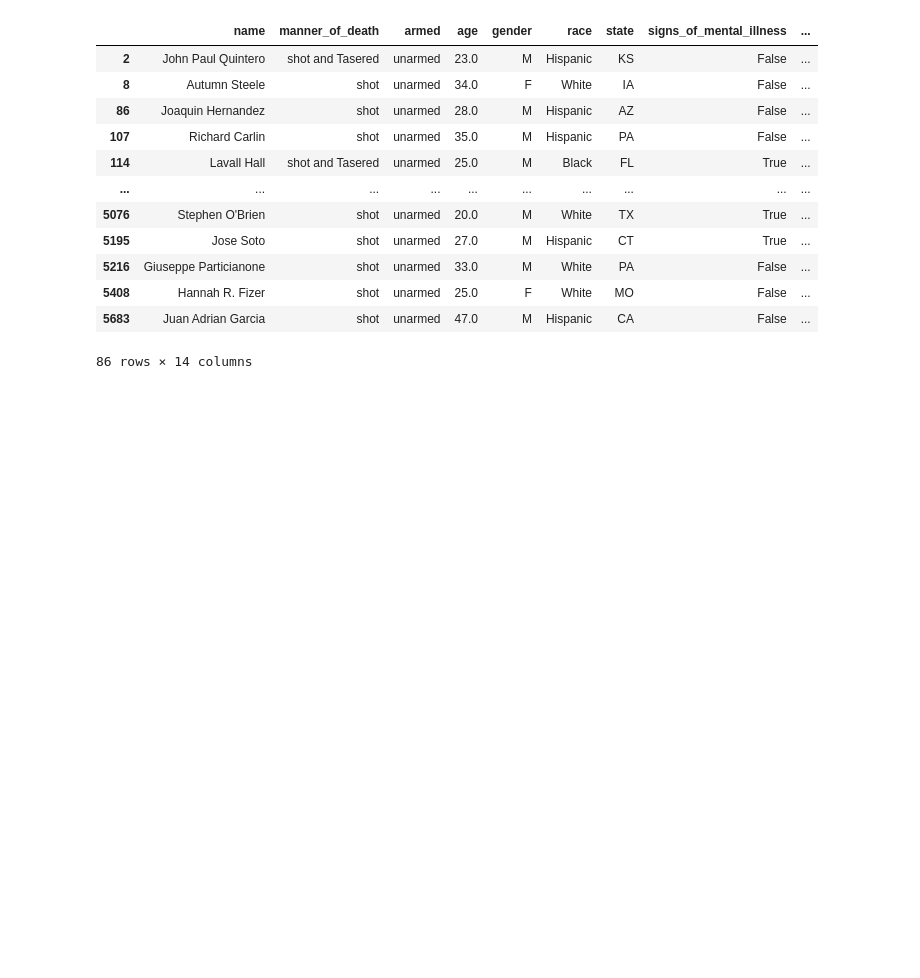
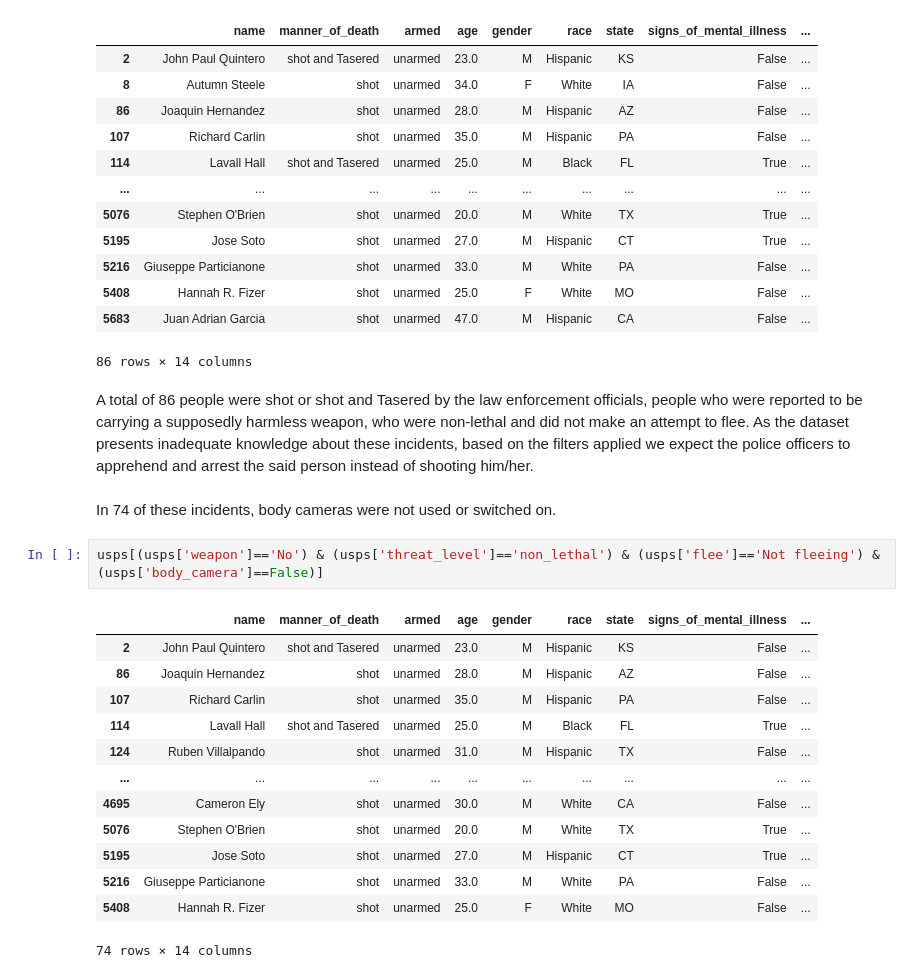
Before and after one commit to dedpool-glitch/USPS, a Jupyter notebook: usps1520.ipynb, the cells around one changed output. Saved outputs shown, nothing was run; the diff lists cells and outputs as text; blank space fills up the shorter version.

```diff
--- a/usps1520.ipynb
+++ b/usps1520.ipynb
@@ -656,3 +656,23 @@ usps[(usps['weapon']=='No') & (usps['threat_level']=='non_lethal') & (usps['flee
 | 5408 | Hannah R. Fizer | shot | unarmed | 25.0 | F | White | MO | False | ... |
 | 5683 | Juan Adrian Garcia | shot | unarmed | 47.0 | M | Hispanic | CA | False | ... |
 86 rows × 14 columns
+# %% [markdown]
+A total of 86 people were shot or shot and Tasered by the law enforcement officials, people who were reported to be carrying a supposedly harmless weapon, who were non-lethal and did not make an attempt to flee. As the dataset presents inadequate knowledge about these incidents, based on the filters applied we expect the police officers to apprehend and arrest the said person instead of shooting him/her.
+# %% [markdown]
+In 74 of these incidents, body cameras were not used or switched on.
+# %%
+usps[(usps['weapon']=='No') & (usps['threat_level']=='non_lethal') & (usps['flee']=='Not fleeing') & (usps['body_camera']==False)]
+# %% [output]
+|  | name | manner_of_death | armed | age | gender | race | state | signs_of_mental_illness | ... |
+| 2 | John Paul Quintero | shot and Tasered | unarmed | 23.0 | M | Hispanic | KS | False | ... |
+| 86 | Joaquin Hernandez | shot | unarmed | 28.0 | M | Hispanic | AZ | False | ... |
+| 107 | Richard Carlin | shot | unarmed | 35.0 | M | Hispanic | PA | False | ... |
+| 114 | Lavall Hall | shot and Tasered | unarmed | 25.0 | M | Black | FL | True | ... |
+| 124 | Ruben Villalpando | shot | unarmed | 31.0 | M | Hispanic | TX | False | ... |
+| ... | ... | ... | ... | ... | ... | ... | ... | ... | ... |
+| 4695 | Cameron Ely | shot | unarmed | 30.0 | M | White | CA | False | ... |
+| 5076 | Stephen O'Brien | shot | unarmed | 20.0 | M | White | TX | True | ... |
+| 5195 | Jose Soto | shot | unarmed | 27.0 | M | Hispanic | CT | True | ... |
+| 5216 | Giuseppe Particianone | shot | unarmed | 33.0 | M | White | PA | False | ... |
+| 5408 | Hannah R. Fizer | shot | unarmed | 25.0 | F | White | MO | False | ... |
+74 rows × 14 columns
```
Also changed, not shown: parts of 9 cells of this notebook.
